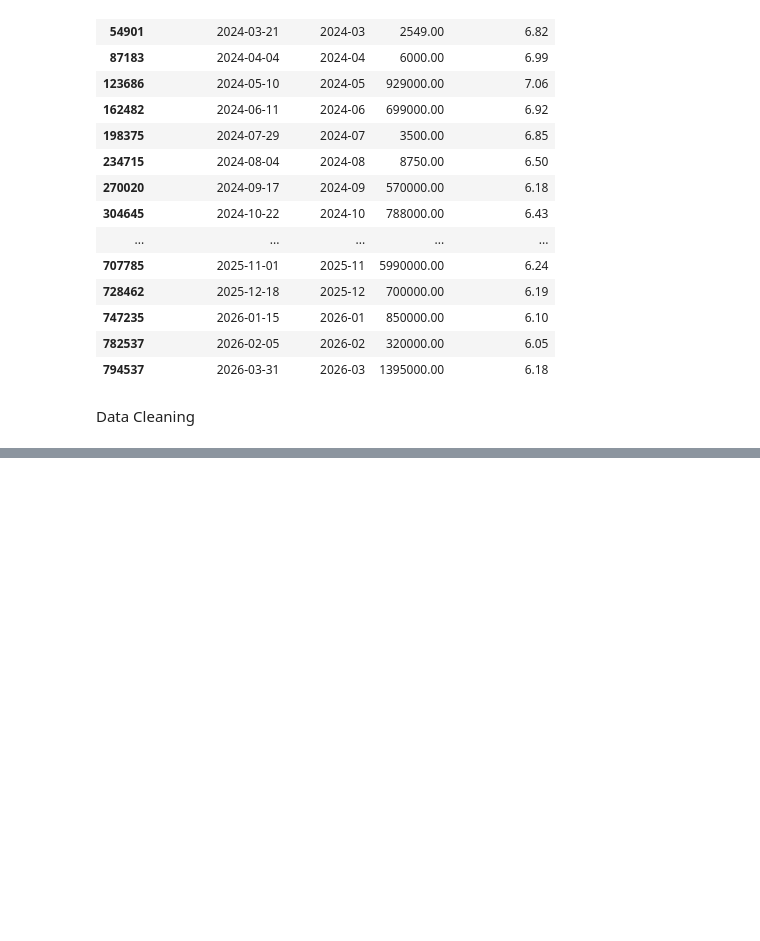
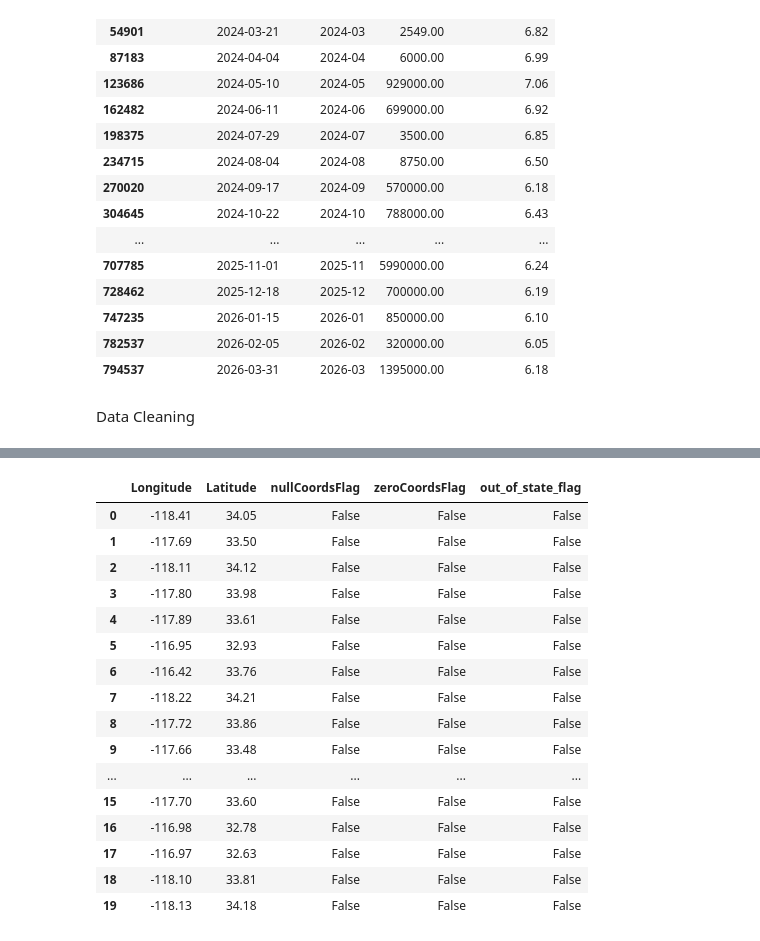
Before and after one commit to End10/IDXExchange-Spring-2026, a Jupyter notebook: listing data analysis.ipynb, the cells around one changed output, grey strips where cells are left out. Cells and saved outputs as stored; diff of their text form; code cells hidden in the pictures; blank space fills up the shorter version.

Commit message:
completed week 4-5 deliverables

```diff
--- a/listing data analysis.ipynb
+++ b/listing data analysis.ipynb
@@ -232,4 +232,6 @@ listings_with_rates[
 # %% [markdown]
 Data Cleaning
 # %%
-merged_df = listings_with_rates
+merged_df = pd.read_csv('week 2-3\FRED_rates_listings.csv', encoding='latin-1')
+merged_df = merged_df.drop(columns=useless_Residential_columns)
+startinglen = len(merged_df)
@@ -235,0 +298,2 @@ merged_df = listings_with_rates
+# %%
+merged_df[numeric_cols] = merged_df[numeric_cols].apply(pd.to_numeric, errors='coerce')
@@ -235,0 +350,55 @@ merged_df = listings_with_rates
+# %%
+# Flag listing after expiration (if expiration date exists)
+if 'ExpirationDate' in merged_df.columns:
+    merged_df['listing_after_expiration_flag'] = (
+        merged_df['ListingContractDate'] > merged_df['ExpirationDate']
+    )
+
+# Flag withdrawn before listing (if withdrawn date exists)
+if 'WithdrawnDate' in merged_df.columns:
+    merged_df['withdrawn_before_listing_flag'] = (
+        merged_df['WithdrawnDate'] < merged_df['ListingContractDate']
+    )
+
+# Flag negative timeline: listing date after any status change
+if 'ContractStatusChangeDate' in merged_df.columns:
+    merged_df['negative_timeline_flag'] = (
+        merged_df['ListingContractDate'] > merged_df['ContractStatusChangeDate']
+    )
+# %%
+# Double check if there are lingering nulls in longitude or latitude
+merged_df['nullCoordsFlag'] = merged_df['Longitude'].isnull() | merged_df['Latitude'].isnull()
+# Listings with zeros in either longitude or latitude
+merged_df['zeroCoordsFlag'] = (merged_df['Longitude'] == 0) | (merged_df['Latitude'] == 0)
+# Flag positive longitude (should be negative for California)
+merged_df['positive_longitude_flag'] = merged_df['Longitude'] > 0
+
+# California bounding box (approximate)
+CA_LAT_MIN, CA_LAT_MAX = 32.5, 42.0
+CA_LON_MIN, CA_LON_MAX = -124.5, -114.0
+
+# Flag coordinates outside California's bounding box
+merged_df['out_of_state_flag'] = ~(
+    (merged_df['Latitude'].between(CA_LAT_MIN, CA_LAT_MAX)) &
+    (merged_df['Longitude'].between(CA_LON_MIN, CA_LON_MAX))
+)
+
+merged_df[['Longitude', 'Latitude', 'nullCoordsFlag', 'zeroCoordsFlag', 'out_of_state_flag']].head(20)
+# %% [output]
+|  | Longitude | Latitude | nullCoordsFlag | zeroCoordsFlag | out_of_state_flag |
+| 0 | -118.41 | 34.05 | False | False | False |
+| 1 | -117.69 | 33.50 | False | False | False |
+| 2 | -118.11 | 34.12 | False | False | False |
+| 3 | -117.80 | 33.98 | False | False | False |
+| 4 | -117.89 | 33.61 | False | False | False |
+| 5 | -116.95 | 32.93 | False | False | False |
+| 6 | -116.42 | 33.76 | False | False | False |
+| 7 | -118.22 | 34.21 | False | False | False |
+| 8 | -117.72 | 33.86 | False | False | False |
+| 9 | -117.66 | 33.48 | False | False | False |
+| ... | ... | ... | ... | ... | ... |
+| 15 | -117.70 | 33.60 | False | False | False |
+| 16 | -116.98 | 32.78 | False | False | False |
+| 17 | -116.97 | 32.63 | False | False | False |
+| 18 | -118.10 | 33.81 | False | False | False |
+| 19 | -118.13 | 34.18 | False | False | False |
```
Also changed, not shown: parts of 9 cells of this notebook, 1 other file.
